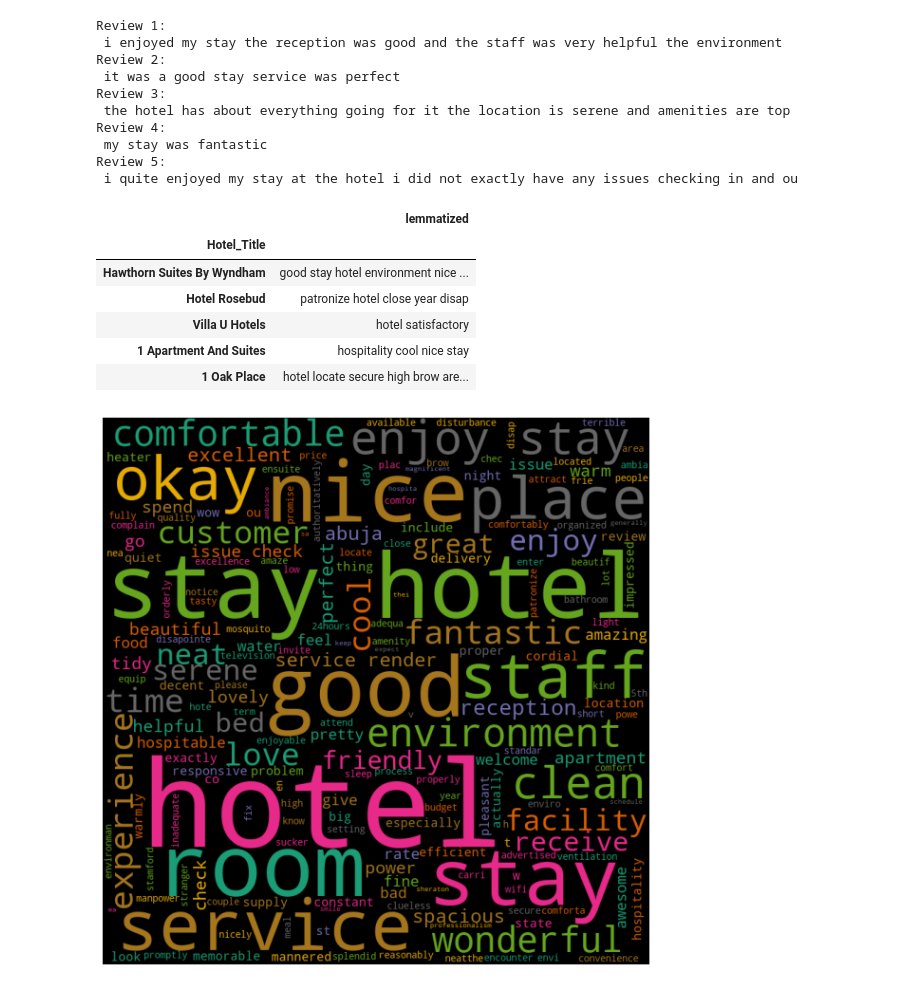
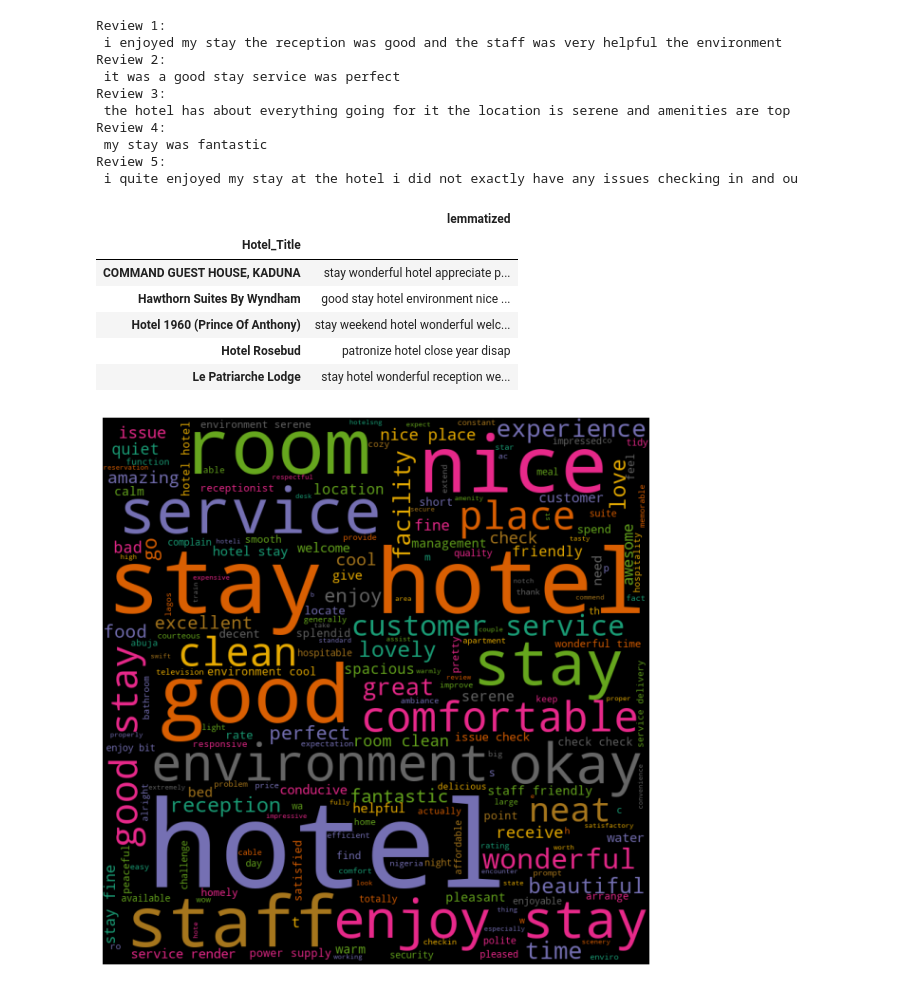
Before and after one commit to TGA-Sept-Cohort-Group-A/Reviews-Project, a Jupyter notebook: Abuja Hotels' Cleaning.ipynb, the cells around one changed output. Saved outputs shown, nothing was run; the diff lists cells and outputs as text; code cells hidden in the pictures.

```diff
--- a/Abuja Hotels' Cleaning.ipynb
+++ b/Abuja Hotels' Cleaning.ipynb
@@ -147,12 +167,12 @@ price_per_city = dataset.groupby(['Price','Hotel_Title'])
 # %%
-dataset['Cleaned'] = dataset["Review_Text"].apply(lambda x: x.lower())
+combined_csv['Cleaned'] = combined_csv["Review_Text"].apply(lambda x: x.lower())
 # %%
 import string
 import re
 # %%
 # removing punctuations
-dataset['Cleaned'] = dataset['Cleaned'].apply(lambda x: re.sub('[%s]' % re.escape(string.punctuation), '', x))
+combined_csv['Cleaned'] = combined_csv['Cleaned'].apply(lambda x: re.sub('[%s]' % re.escape(string.punctuation), '', x))
 # %%
 # removing the spaces caused bby the removal of punctations
-dataset['Cleaned']=dataset['Cleaned'].apply(lambda x: re.sub(' +',' ',x))
+combined_csv['Cleaned']=combined_csv['Cleaned'].apply(lambda x: re.sub(' +',' ',x))
 # %%
@@ -181,30 +201,30 @@ import spacy
 # %%
 nlp = spacy.load("en_core_web_sm", disable=['parser', 'ner'])
 # %%
-dataset['lemmatized']=dataset['Cleaned'].apply(lambda x: ' '.join([token.lemma_ for token in list(nlp(x)) if (token.is_stop==False)]))
+combined_csv['lemmatized']=combined_csv['Cleaned'].apply(lambda x: ' '.join([token.lemma_ for token in list(nlp(x)) if (token.is_stop==False)]))
 # %%
-dataset_grouped=dataset[['Hotel_Title','lemmatized']].groupby(by='Hotel_Title').agg(lambda x:' '.join(x))
+dataset_grouped=combined_csv[['Hotel_Title','lemmatized']].groupby(by='Hotel_Title').agg(lambda x:' '.join(x))
 dataset_grouped.head()
 # %% [output]
 |  | lemmatized |
 | Hotel_Title |  |
+| COMMAND GUEST HOUSE, KADUNA | stay wonderful hotel appreciate p... |
 | Hawthorn Suites By Wyndham | good stay hotel environment nice ... |
+| Hotel 1960 (Prince Of Anthony) | stay weekend hotel wonderful welc... |
 | Hotel Rosebud | patronize hotel close year disap |
-| Villa U Hotels | hotel satisfactory |
-| 1 Apartment And Suites | hospitality cool nice stay |
-| 1 Oak Place | hotel locate secure high brow are... |
+| Le Patriarche Lodge | stay hotel wonderful reception we... |
 # %%
 wordcloud = WordCloud(width = 800, height = 800,
                 colormap="Dark2",
-                min_font_size = 10).generate(' '.join(dataset['lemmatized']))
+                min_font_size = 10).generate(' '.join(combined_csv['lemmatized']))
 
 # plot the WordCloud image
 plt.figure(figsize = (8, 8), facecolor = None)
 plt.imshow(wordcloud)
 plt.axis("off")
 plt.tight_layout(pad = 0)
 
 plt.show()
 # %% [output]
-[figure, old version]
+[figure, new version]
 # %%
```
Also changed, not shown: parts of 32 cells of this notebook.
